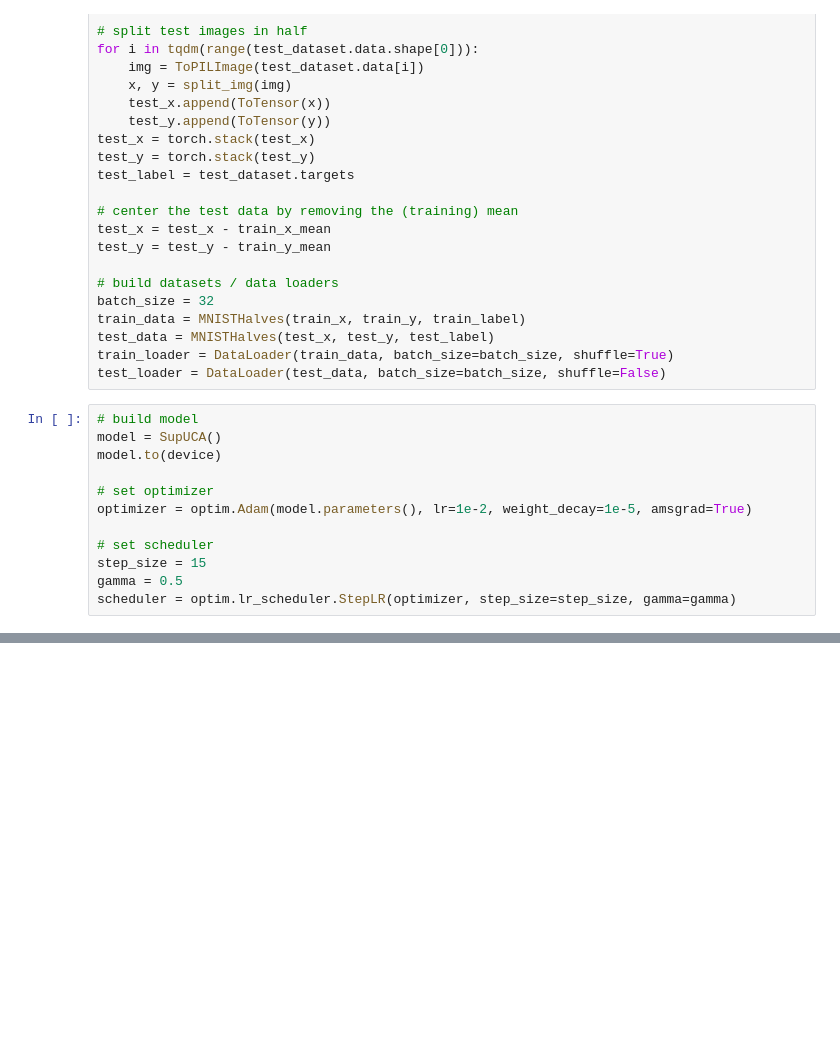
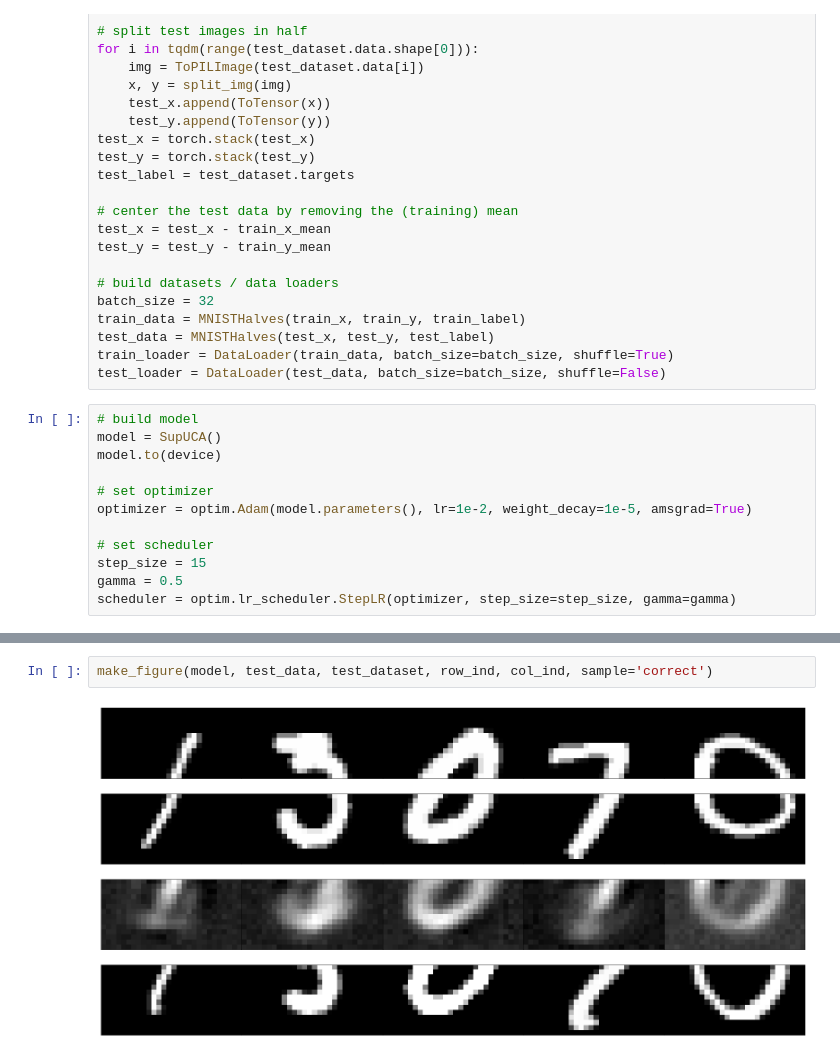
Before and after one commit to alexanderamy/mnist-halves, a Jupyter notebook: notebooks/demo.ipynb, the cells around one changed output, grey strips where cells are left out. Cells and saved outputs as stored; diff of their text form; blank space fills up the shorter version.

```diff
--- a/notebooks/demo.ipynb
+++ b/notebooks/demo.ipynb
@@ -198,0 +172,4 @@ for i in range(10):
+# %%
+make_figure(model, test_data, test_dataset, row_ind, col_ind, sample='correct')
+# %% [output]
+[figure, added]
```
Also changed, not shown: parts of 20 cells of this notebook, 3 other files.
